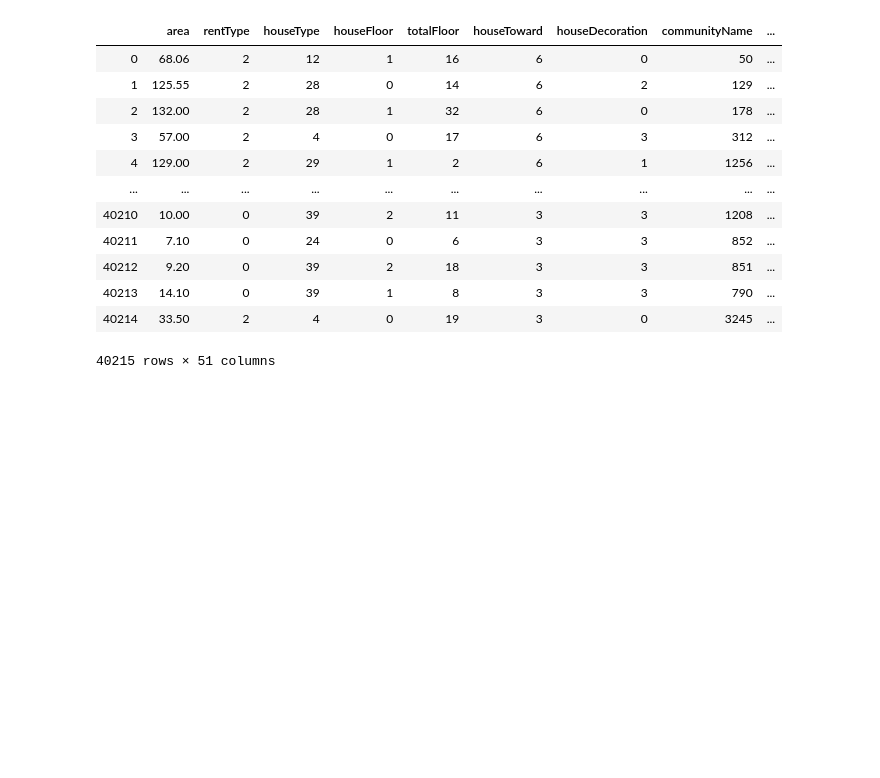
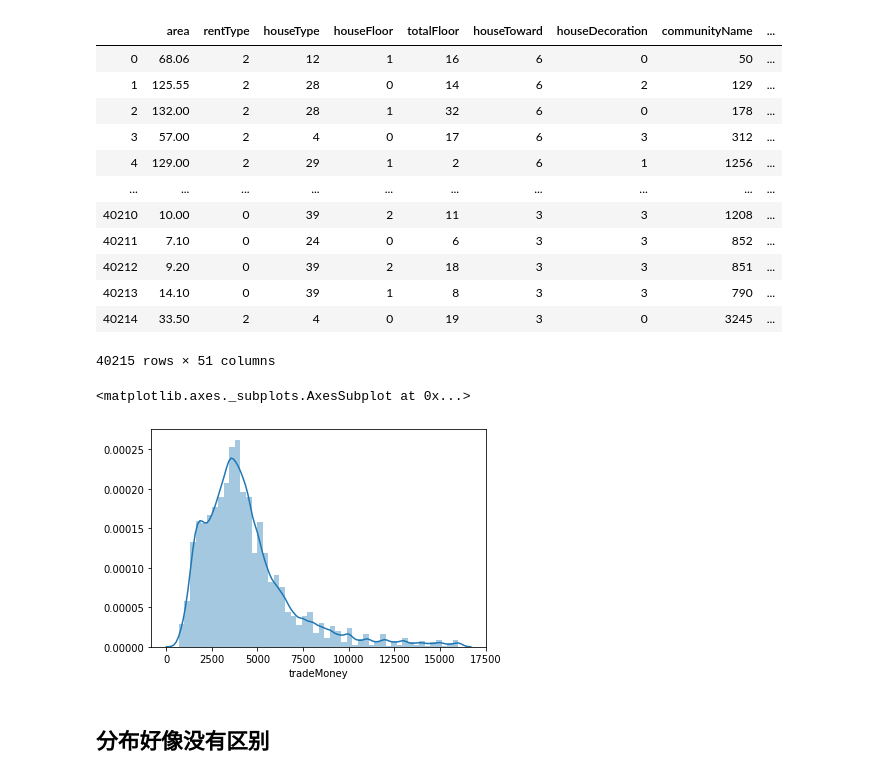
Before and after one commit to Bonifacez/House-Rent-forecast, a Jupyter notebook: Task 2.ipynb, the cells around one changed output. Cells and saved outputs as stored; diff of their text form; code cells hidden in the pictures; blank space fills up the shorter version.

```diff
--- a/Task 2.ipynb
+++ b/Task 2.ipynb
@@ -257,3 +276,10 @@ data_train
 | 40213 | 14.10 | 0 | 39 | 1 | 8 | 3 | 3 | 790 | ... |
 | 40214 | 33.50 | 2 | 4 | 0 | 19 | 3 | 0 | 3245 | ... |
 40215 rows × 51 columns
+# %%
+sns.distplot(data_train[(data_train['tradeMoney']<=20000)]['tradeMoney'])
+# %% [output]
+<matplotlib.axes._subplots.AxesSubplot at 0x...>
+[figure, added]
+# %% [markdown]
+## 分布好像没有区别
```
Also changed, not shown: parts of 4 cells of this notebook.
